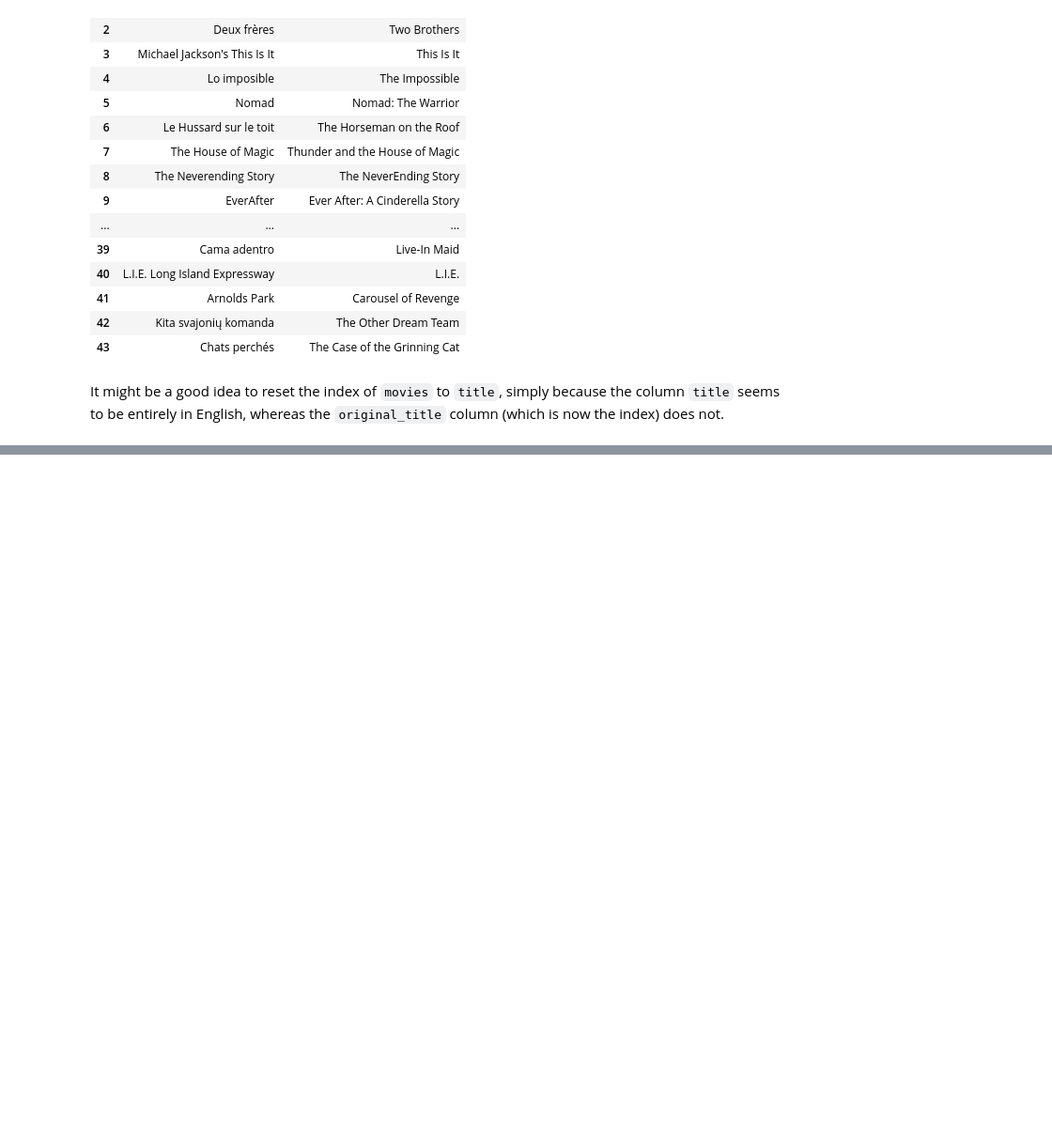
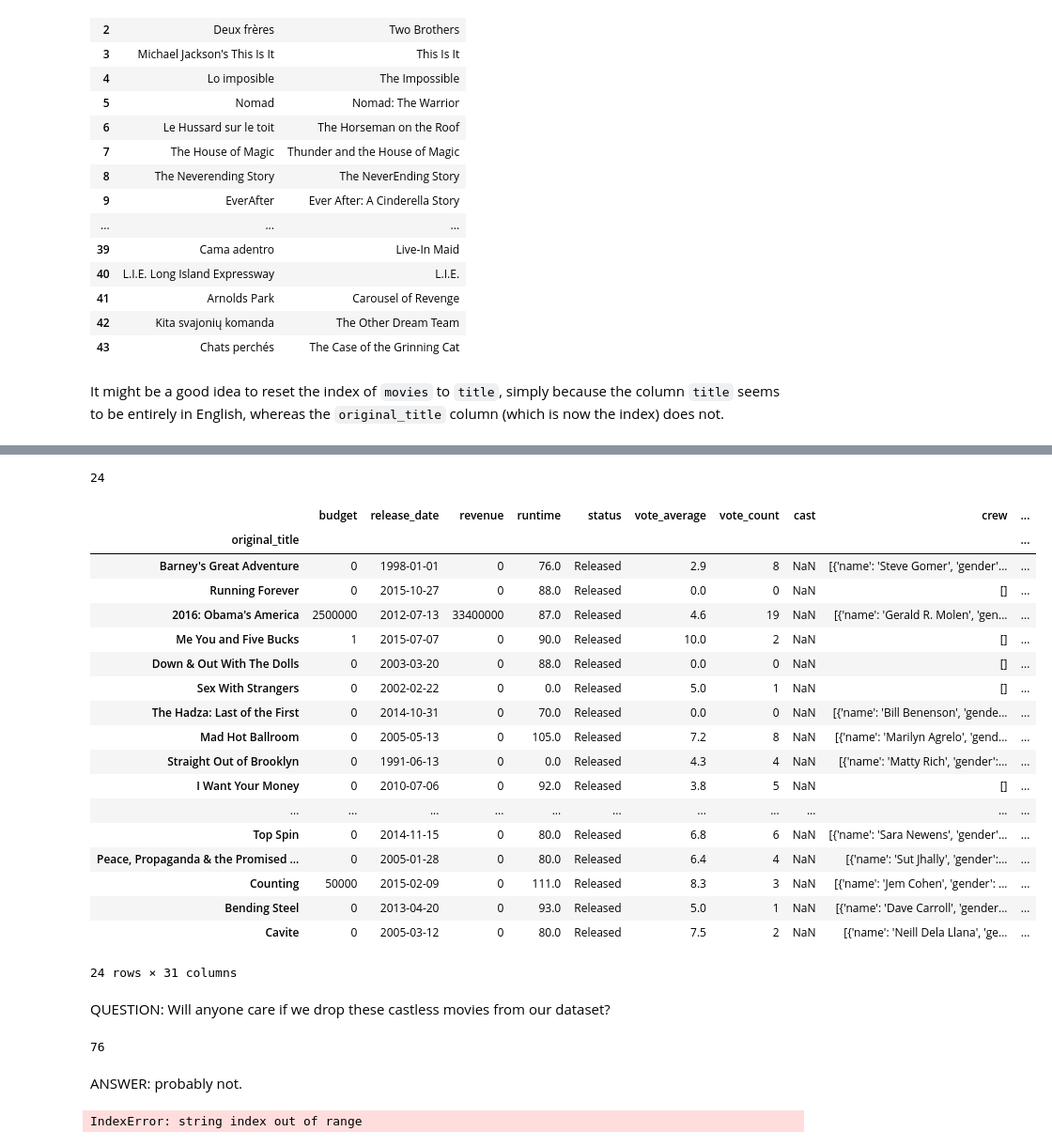
Before and after one commit to mike-laccavole/movie-recommendation-engine, a Jupyter notebook: notebooks/Movies.ipynb, the cells around one changed output, grey strips where cells are left out. Shown at 94% size. Cells and saved outputs as stored; diff of their text form; code cells hidden in the pictures; blank space fills up the shorter version.

Commit message:
More cleaning, primarily around Cast

```diff
--- a/notebooks/Movies.ipynb
+++ b/notebooks/Movies.ipynb
@@ -1150 +976,4 @@ Index(['budget', 'original_language', 'release_date', 'revenue', 'runtime',
       dtype='object')
+# %%
+# Drop 'title' from the dataframe now that it's been set as the index
+movies.drop(columns = 'title', inplace = True)
@@ -1150,0 +1048,37 @@ Index(['budget', 'original_language', 'release_date', 'revenue', 'runtime',
+# %%
+# Number of nulls for 'cast' column
+movies['cast'].isnull().sum()
+# %% [output]
+24
+# %%
+# Let's take a look at all these movies
+movies[movies['cast'].isna()]
+# %% [output]
+|  | budget | release_date | revenue | runtime | status | vote_average | vote_count | cast | crew | ... |
+| original_title |  |  |  |  |  |  |  |  |  | ... |
+| Barney's Great Adventure | 0 | 1998-01-01 | 0 | 76.0 | Released | 2.9 | 8 | NaN | [{'name': 'Steve Gomer', 'gender'... | ... |
+| Running Forever | 0 | 2015-10-27 | 0 | 88.0 | Released | 0.0 | 0 | NaN | [] | ... |
+| 2016: Obama's America | 2500000 | 2012-07-13 | 33400000 | 87.0 | Released | 4.6 | 19 | NaN | [{'name': 'Gerald R. Molen', 'gen... | ... |
+| Me You and Five Bucks | 1 | 2015-07-07 | 0 | 90.0 | Released | 10.0 | 2 | NaN | [] | ... |
+| Down & Out With The Dolls | 0 | 2003-03-20 | 0 | 88.0 | Released | 0.0 | 0 | NaN | [] | ... |
+| Sex With Strangers | 0 | 2002-02-22 | 0 | 0.0 | Released | 5.0 | 1 | NaN | [] | ... |
+| The Hadza: Last of the First | 0 | 2014-10-31 | 0 | 70.0 | Released | 0.0 | 0 | NaN | [{'name': 'Bill Benenson', 'gende... | ... |
+| Mad Hot Ballroom | 0 | 2005-05-13 | 0 | 105.0 | Released | 7.2 | 8 | NaN | [{'name': 'Marilyn Agrelo', 'gend... | ... |
+| Straight Out of Brooklyn | 0 | 1991-06-13 | 0 | 0.0 | Released | 4.3 | 4 | NaN | [{'name': 'Matty Rich', 'gender':... | ... |
+| I Want Your Money | 0 | 2010-07-06 | 0 | 92.0 | Released | 3.8 | 5 | NaN | [] | ... |
+| ... | ... | ... | ... | ... | ... | ... | ... | ... | ... | ... |
+| Top Spin | 0 | 2014-11-15 | 0 | 80.0 | Released | 6.8 | 6 | NaN | [{'name': 'Sara Newens', 'gender'... | ... |
+| Peace, Propaganda & the Promised ... | 0 | 2005-01-28 | 0 | 80.0 | Released | 6.4 | 4 | NaN | [{'name': 'Sut Jhally', 'gender':... | ... |
+| Counting | 50000 | 2015-02-09 | 0 | 111.0 | Released | 8.3 | 3 | NaN | [{'name': 'Jem Cohen', 'gender': ... | ... |
+| Bending Steel | 0 | 2013-04-20 | 0 | 93.0 | Released | 5.0 | 1 | NaN | [{'name': 'Dave Carroll', 'gender... | ... |
+| Cavite | 0 | 2005-03-12 | 0 | 80.0 | Released | 7.5 | 2 | NaN | [{'name': 'Neill Dela Llana', 'ge... | ... |
+24 rows × 31 columns
+# %% [markdown]
+QUESTION: Will anyone care if we drop these castless movies from our dataset?
+# %%
+# Tally total number of votew for all 24 castless movies
+movies[movies['cast'].isna()]['vote_count'].sum()
+# %% [output]
+76
+# %% [markdown]
+ANSWER: probably not.
@@ -1150,0 +1087,22 @@ Index(['budget', 'original_language', 'release_date', 'revenue', 'runtime',
+# %%
+stars = []
+
+for i in range(0, len(movies['cast'])):
+
+    cell = movies['cast'][i].split(' ')
+
+    if cell[1] == 'De' or cell[1][1] == '.':
+
+        star = cell[:3]
+
+    else:
+
+        star = cell[:2]
+
+    star = ' '.join(star)
+
+    stars.append(star)
+
+stars
+# %% [output]
+IndexError: string index out of range
```
Also changed, not shown: parts of 60 cells of this notebook.
